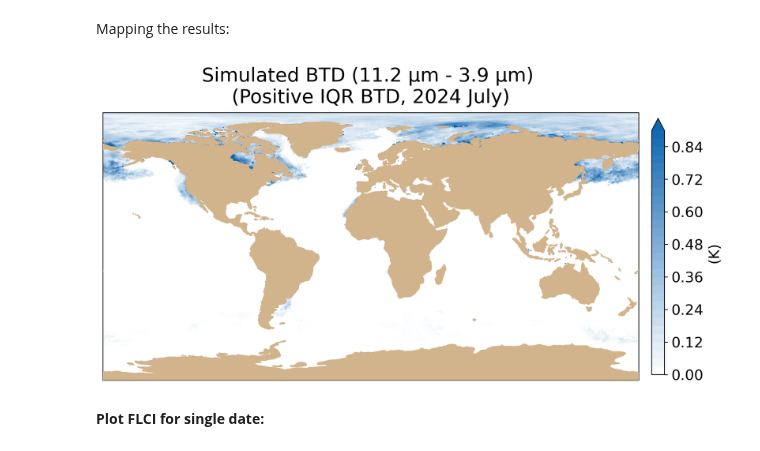
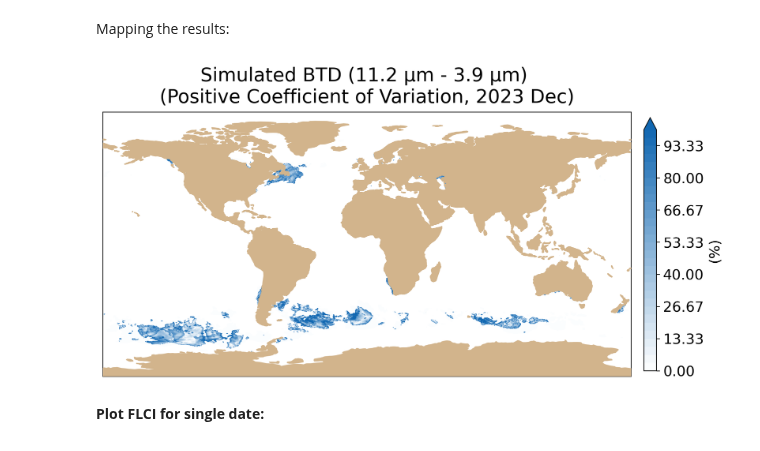
Before and after one commit to jesseturner/FLC_Workspace_3, a Jupyter notebook: FLCI_composite.ipynb, the cells around one changed output. Cells and saved outputs as stored; diff of their text form; code cells hidden in the pictures.

Commit message:
Running the composite imagery

```diff
--- a/FLCI_composite.ipynb
+++ b/FLCI_composite.ipynb
@@ -8,9 +8,10 @@ import cartopy.feature as feature
 import numpy as np
 # %%
 data_arrays = []
+month_str = "2023 Dec"
 
 for day in range(1, 32):  # Days 1 to 31
-    date_str = f"202407{day:02d}"  # Format the day with leading zero if needed
+    date_str = f"202312{day:02d}"  # Format the day with leading zero if needed
     # Open the DataArray for the current day
     file_path = f"composite/global/global_{date_str}.nc"
     data_array = xr.open_dataarray(file_path)
@@ -46,7 +47,7 @@ lons = mean_FLCI.longitude-180
 # %% [markdown]
 Mapping the results:
 # %%
-tool = "IQR" #"IQR, mean, std_dev, cv
+tool = "cv" #"IQR, mean, std_dev, cv
 
 if tool == "mean":
     BTD = mean_FLCI
@@ -79,38 +80,38 @@ if tool == "IQR":
     levels = np.linspace(0, 0.9, 31)
 if tool == "std_dev":
     levels = np.linspace(0, 0.9, 31)
 if tool == "cv":
     levels = np.linspace(0, 100, 31)
 
 #---Plotting
 c=ax.contourf(mean_FLCI.longitude, mean_FLCI.latitude, BTD, cmap=cmap, extend='max', levels=levels)
 
 clb = plt.colorbar(c, shrink=0.4, pad=0.02, ax=ax)
 clb.ax.tick_params(labelsize=15)
 clb.set_label('(K)', fontsize=15)
 
 if tool == "cv":
     clb.set_label('(%)', fontsize=15)
 
 if tool == "mean":
-    ax.set_title("Simulated BTD (11.2 μm - 3.9 μm) \n(Average Positive BTD, 2024 July)", fontsize=20, pad=10)
+    ax.set_title("Simulated BTD (11.2 μm - 3.9 μm) \n(Average Positive BTD, "+month_str+")", fontsize=20, pad=10)
 if tool == "IQR":
-    ax.set_title("Simulated BTD (11.2 μm - 3.9 μm) \n(Positive IQR BTD, 2024 July)", fontsize=20, pad=10)
+    ax.set_title("Simulated BTD (11.2 μm - 3.9 μm) \n(Positive IQR BTD, "+month_str+")", fontsize=20, pad=10)
 if tool == "std_dev":
-    ax.set_title("Simulated BTD (11.2 μm - 3.9 μm) \n(Positive standard deviation BTD, 2024 July)", fontsize=20, pad=10)
+    ax.set_title("Simulated BTD (11.2 μm - 3.9 μm) \n(Positive standard deviation BTD, "+month_str+")", fontsize=20, pad=10)
 if tool == "cv":
-    ax.set_title("Simulated BTD (11.2 μm - 3.9 μm) \n(Positive Coefficient of Variation, 2024 July)", fontsize=20, pad=10)
+    ax.set_title("Simulated BTD (11.2 μm - 3.9 μm) \n(Positive Coefficient of Variation, "+month_str+")", fontsize=20, pad=10)
 
 #--- Land in tan
 ax.add_feature(feature.LAND, zorder=100, edgecolor='tan', facecolor='tan')
 
 #---- Land in black
 #ax.add_feature(feature.LAND, zorder=100, edgecolor='#000', facecolor='#000')
 
 #--- Removed temporarily to speed up
 fig.set_dpi(200)
 # %% [output]
-[figure, old version]
+[figure, new version]
 # %% [markdown]
 **Plot FLCI for single date:**
 # %%
```
Also changed, not shown: 2 other files.
